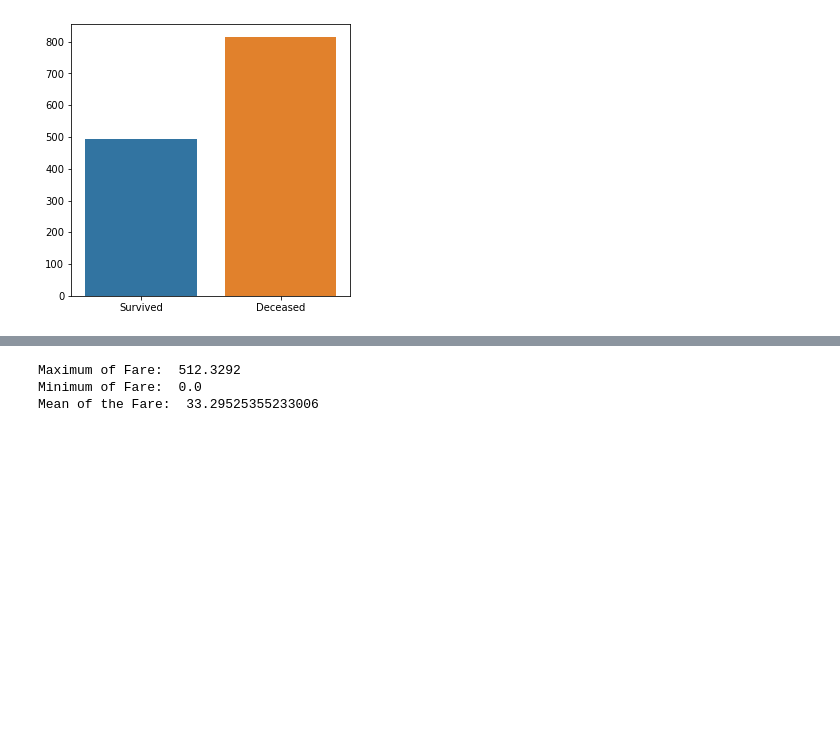
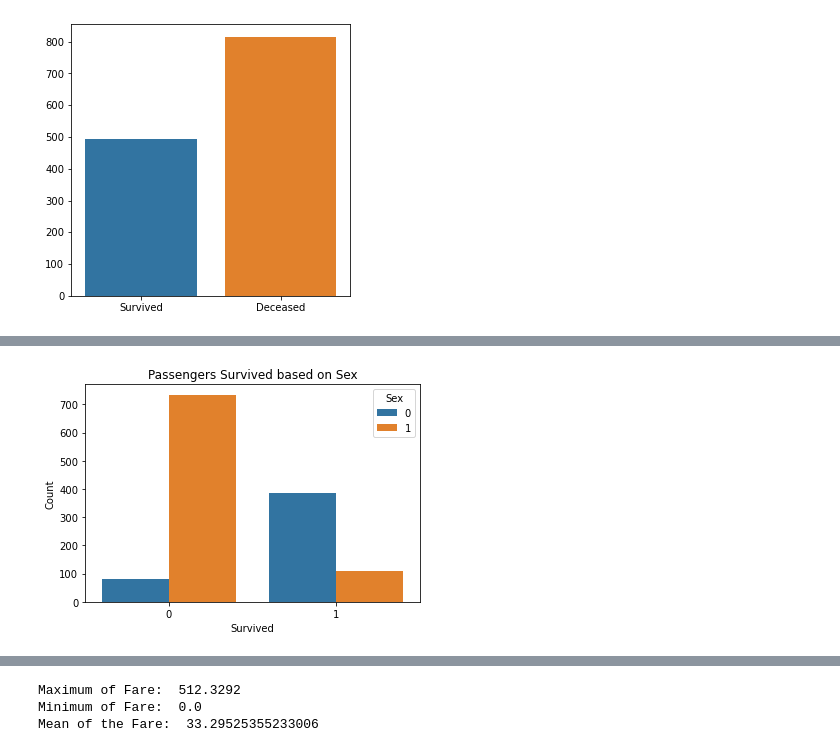
Before and after one commit to chanyadeshani/Group8, a Jupyter notebook: submit_assignment.ipynb, the cells around one changed output, grey strips where cells are left out. Cells and saved outputs as stored; diff of their text form; code cells hidden in the pictures; blank space fills up the shorter version.

```diff
--- a/submit_assignment.ipynb
+++ b/submit_assignment.ipynb
@@ -365,0 +427,6 @@ plt.show()
+# %%
+df_train = train_df
+# %%
+sns.countplot(x='Survived', hue='Sex', data=df_train).set(title="Passengers Survived based on Sex", ylabel="Count");
+# %% [output]
+[figure, added]
```
Also changed, not shown: parts of 30 cells of this notebook.
